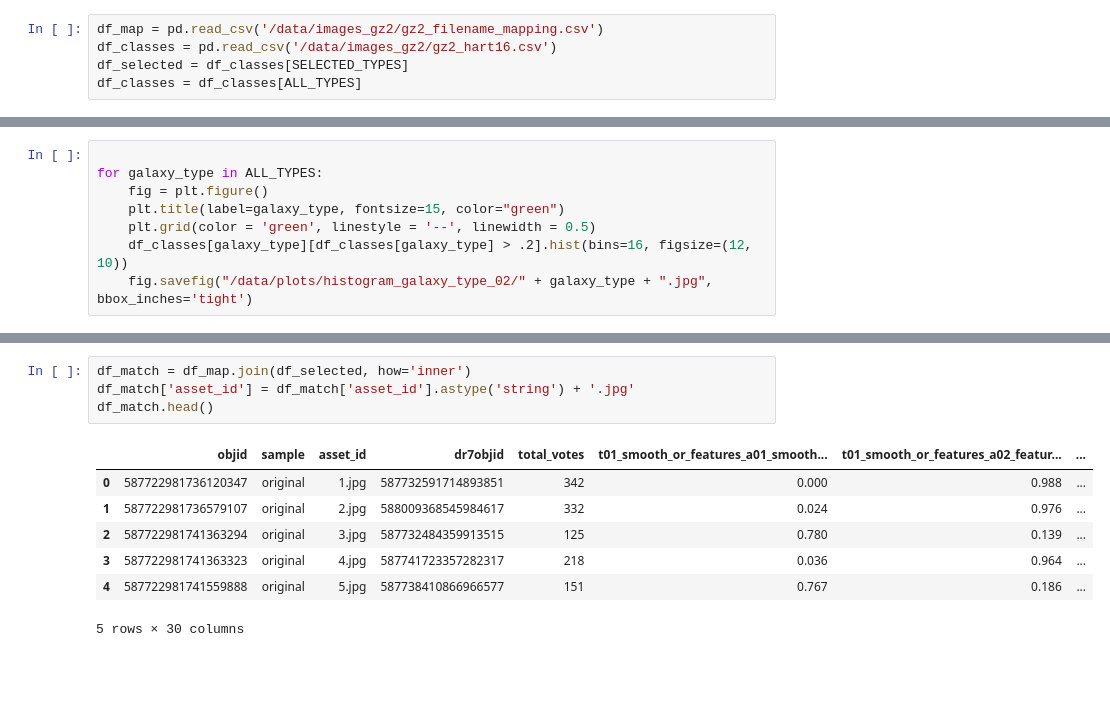
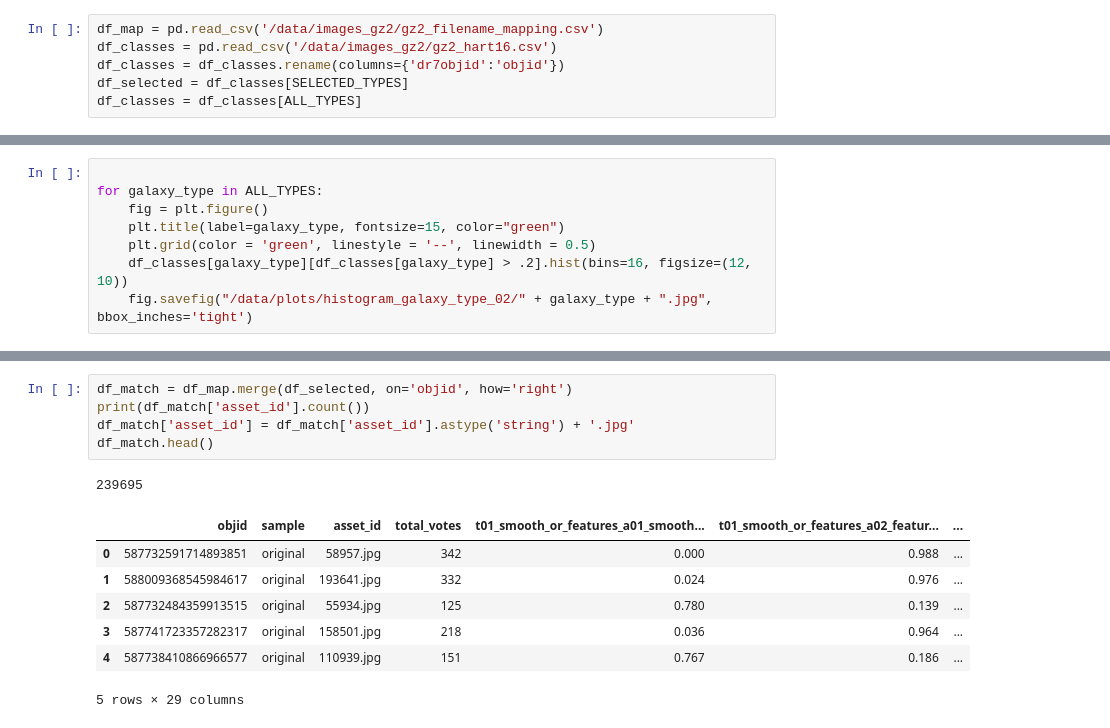
Before and after one commit to PlugInRichi/minIA, a Jupyter notebook: notebooks/ExploratoryDataAnalysis.ipynb, the cells around one changed output, grey strips where cells are left out. Cells and saved outputs as stored; diff of their text form; blank space fills up the shorter version.

```diff
--- a/notebooks/ExploratoryDataAnalysis.ipynb
+++ b/notebooks/ExploratoryDataAnalysis.ipynb
@@ -5,6 +5,7 @@ from constrains import SELECTED_TYPES, ALL_TYPES
 # %%
 df_map = pd.read_csv('/data/images_gz2/gz2_filename_mapping.csv')
 df_classes = pd.read_csv('/data/images_gz2/gz2_hart16.csv')
+df_classes = df_classes.rename(columns={'dr7objid':'objid'})
 df_selected = df_classes[SELECTED_TYPES]
 df_classes = df_classes[ALL_TYPES]
 # %%
@@ -43,15 +61,17 @@ df_map.head()
 # %%
-df_match = df_map.join(df_selected, how='inner')
+df_match = df_map.merge(df_selected, on='objid', how='right')
+print(df_match['asset_id'].count())
 df_match['asset_id'] = df_match['asset_id'].astype('string') + '.jpg'
 df_match.head()
 # %% [output]
+239695
-|  | objid | sample | asset_id | dr7objid | total_votes | t01_smooth_or_features_a01_smooth... | t01_smooth_or_features_a02_featur... | ... |
-| 0 | 587722981736120347 | original | 1.jpg | 587732591714893851 | 342 | 0.000 | 0.988 | ... |
-| 1 | 587722981736579107 | original | 2.jpg | 588009368545984617 | 332 | 0.024 | 0.976 | ... |
-| 2 | 587722981741363294 | original | 3.jpg | 587732484359913515 | 125 | 0.780 | 0.139 | ... |
-| 3 | 587722981741363323 | original | 4.jpg | 587741723357282317 | 218 | 0.036 | 0.964 | ... |
-| 4 | 587722981741559888 | original | 5.jpg | 587738410866966577 | 151 | 0.767 | 0.186 | ... |
+|  | objid | sample | asset_id | total_votes | t01_smooth_or_features_a01_smooth... | t01_smooth_or_features_a02_featur... | ... |
+| 0 | 587732591714893851 | original | 58957.jpg | 342 | 0.000 | 0.988 | ... |
+| 1 | 588009368545984617 | original | 193641.jpg | 332 | 0.024 | 0.976 | ... |
+| 2 | 587732484359913515 | original | 55934.jpg | 125 | 0.780 | 0.139 | ... |
+| 3 | 587741723357282317 | original | 158501.jpg | 218 | 0.036 | 0.964 | ... |
+| 4 | 587738410866966577 | original | 110939.jpg | 151 | 0.767 | 0.186 | ... |
-5 rows × 30 columns
+5 rows × 29 columns
 # %%
 df_images = {'225023.jpg', '225024.jpg'}
 dif =  set (df_match['asset_id']) - df_images
```
Also changed, not shown: parts of 10 cells of this notebook.
